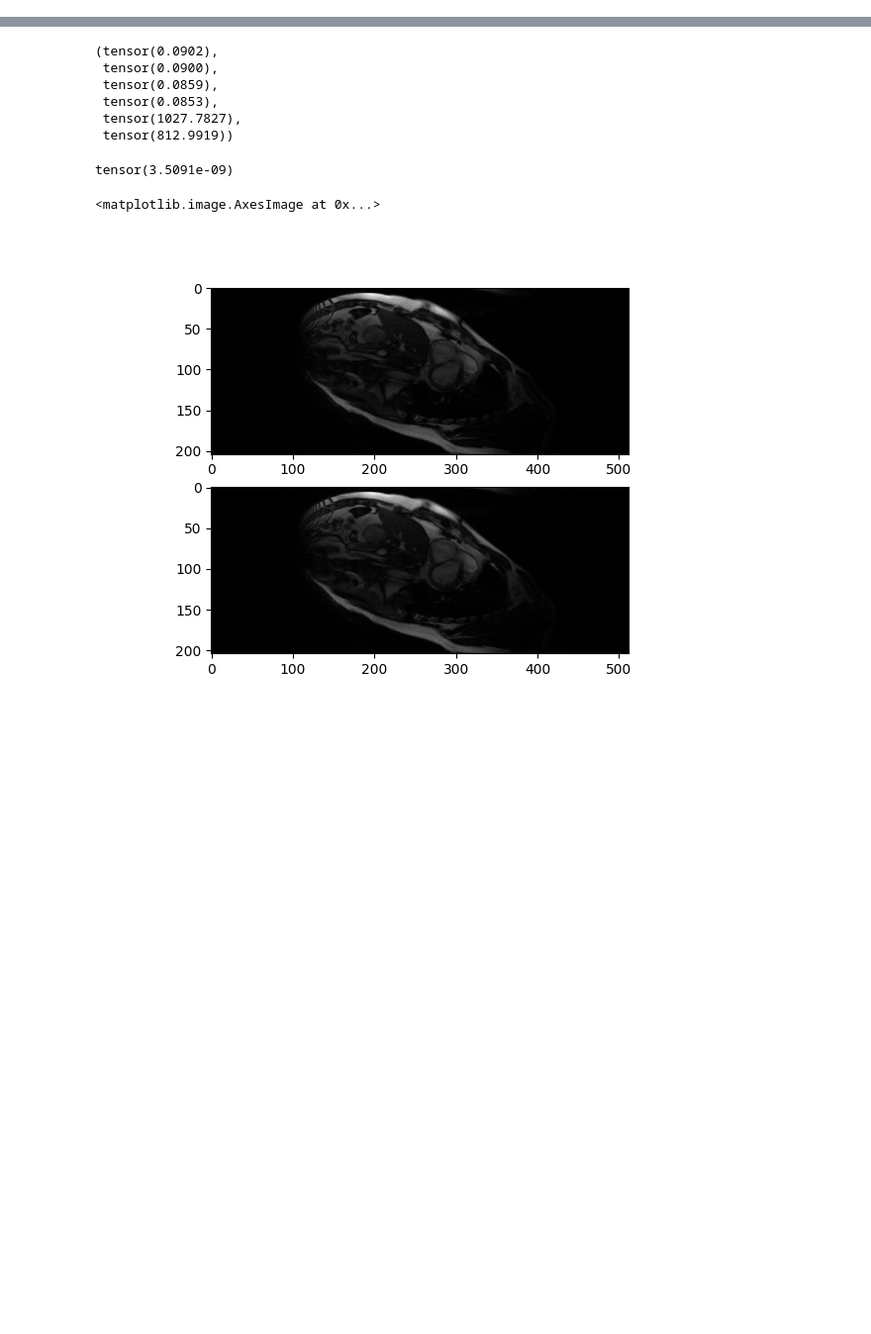
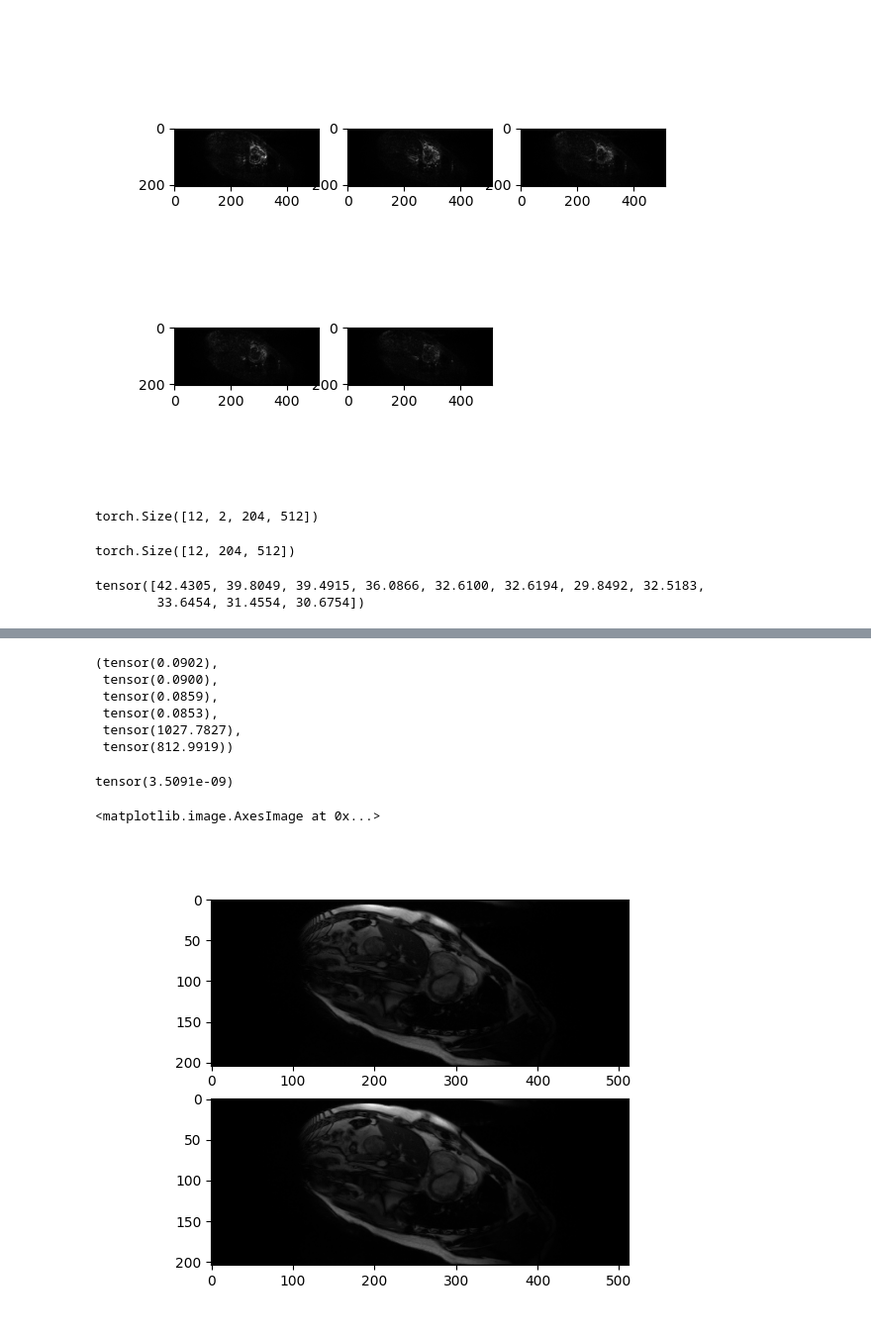
Before and after one commit to somcogo/space_time_reg, a Jupyter notebook: notebooks/notebook.ipynb, the cells around one changed output, grey strips where cells are left out. Shown at 99% size. Cells and saved outputs as stored; diff of their text form; code cells hidden in the pictures; blank space fills up the shorter version.

```diff
--- a/notebooks/notebook.ipynb
+++ b/notebooks/notebook.ipynb
@@ -14,0 +112,10 @@ import torch.nn.functional as F
+# %%
+f2,a2 = plt.subplots(2,3)
+for x in range(2):
+    for y in range(3):
+        if 3*x+y < diff.shape[0]:
+            a2[x,y].imshow(diff[3*x+y], cmap='gray', vmax=moved_diff.max())
+        else:
+            a2[x,y].axis("off")
+# %% [output]
+[figure, added]
@@ -14,0 +142,4 @@ import torch.nn.functional as F
+# %%
+einp.gt_im.shape
+# %% [output]
+torch.Size([12, 2, 204, 512])
@@ -14,0 +149,9 @@ import torch.nn.functional as F
+# %%
+gtim.shape
+# %% [output]
+torch.Size([12, 204, 512])
+# %%
+(gtim[1:]-gtim[:-1]).abs().sum(dim=(1,2))
+# %% [output]
+tensor([42.4305, 39.8049, 39.4915, 36.0866, 32.6100, 32.6194, 29.8492, 32.5183,
+        33.6454, 31.4554, 30.6754])
```
Also changed, not shown: parts of 20 cells of this notebook.
